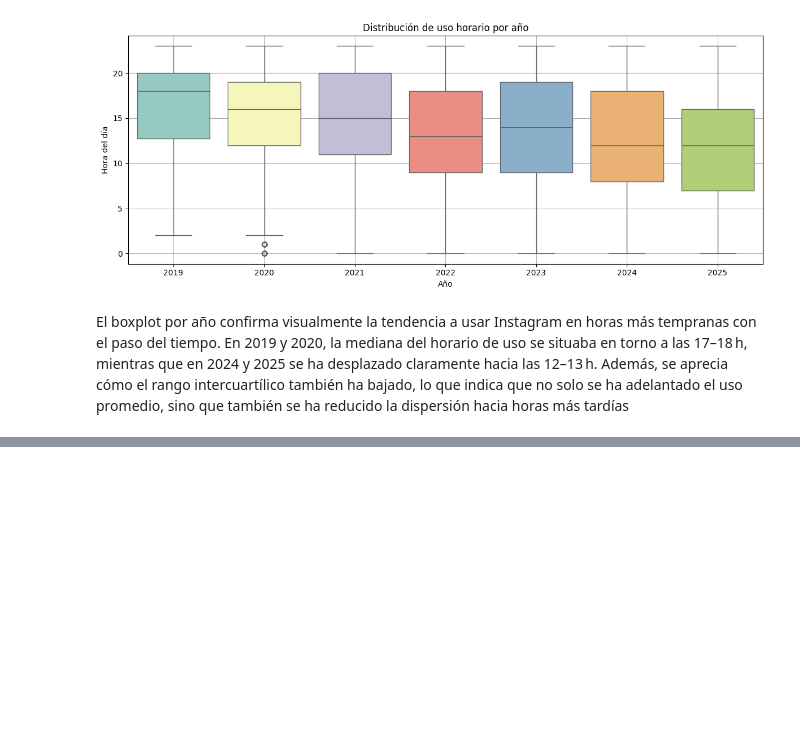
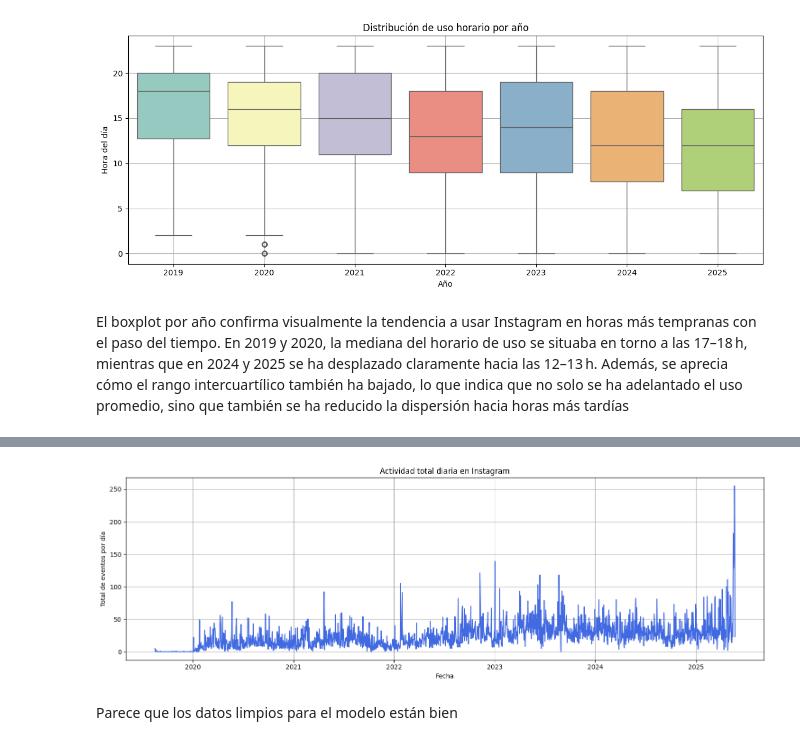
Before and after one commit to AlmuBC/instagram-behavior-analysis, a Jupyter notebook: notebooks/01_exploration.ipynb, the cells around one changed output, grey strips where cells are left out. Saved outputs shown, nothing was run; the diff lists cells and outputs as text; code cells hidden in the pictures; blank space fills up the shorter version.

```diff
--- a/notebooks/01_exploration.ipynb
+++ b/notebooks/01_exploration.ipynb
@@ -256,0 +370,14 @@ El boxplot por año confirma visualmente la tendencia a usar Instagram en horas
+# %%
+# 1. Asegúrate de que 'ds' es datetime
+ts_df['ds'] = pd.to_datetime(ts_df['ds'])
+
+# 2. Crear nueva columna 'date' directamente
+ts_df['date'] = ts_df['ds'].dt.date
+
+# 3. Agrupar por 'date' y sumar
+total_daily_activity = (
+    ts_df.groupby('date', as_index=False)['y']
+    .sum()
+    .rename(columns={'y': 'total_events'})
+)
+total_daily_activity
@@ -256,0 +398,15 @@ El boxplot por año confirma visualmente la tendencia a usar Instagram en horas
+# %%
+import matplotlib.pyplot as plt
+
+plt.figure(figsize=(15, 5))
+plt.plot(total_daily_activity['date'], total_daily_activity['total_events'], color='royalblue')
+plt.title('Actividad total diaria en Instagram')
+plt.xlabel('Fecha')
+plt.ylabel('Total de eventos por día')
+plt.grid(True)
+plt.tight_layout()
+plt.show()
+# %% [output]
+[figure, added]
+# %% [markdown]
+Parece que los datos limpios para el modelo están bien
```
Also changed, not shown: parts of 10 cells of this notebook, 3 other files.
